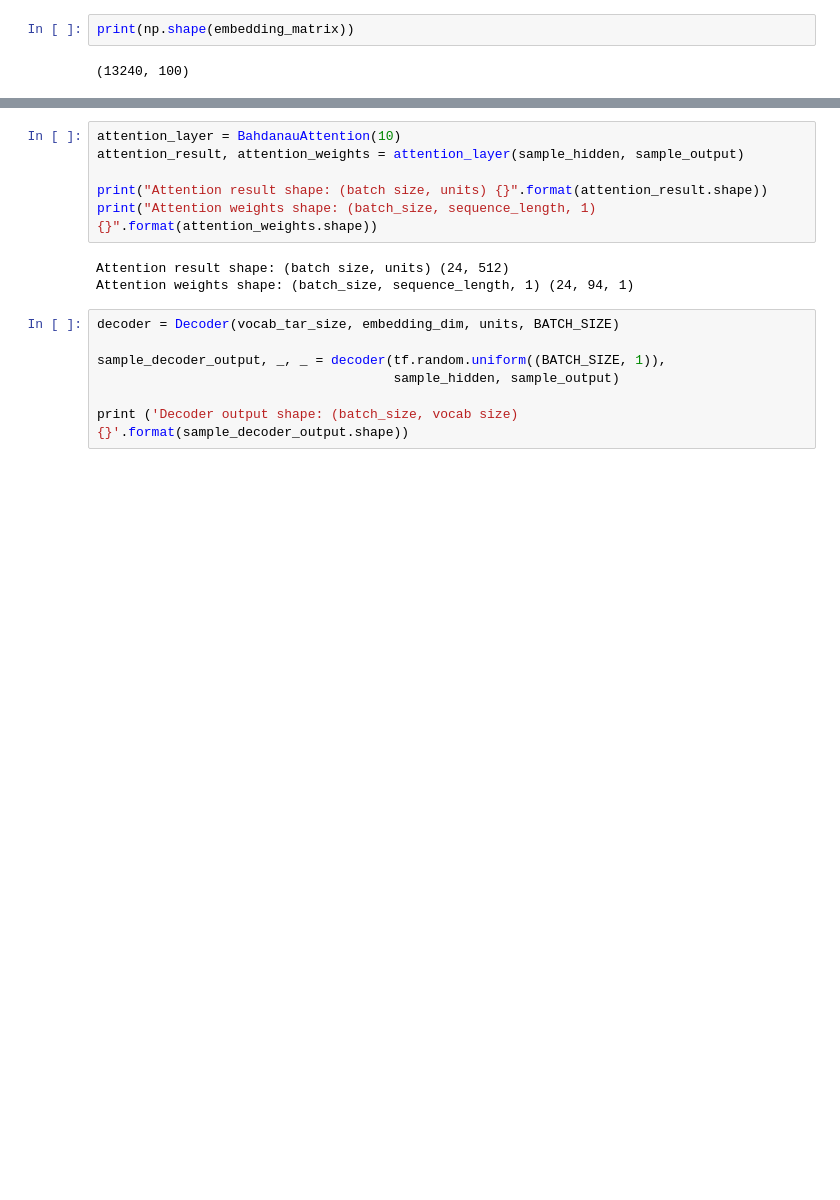
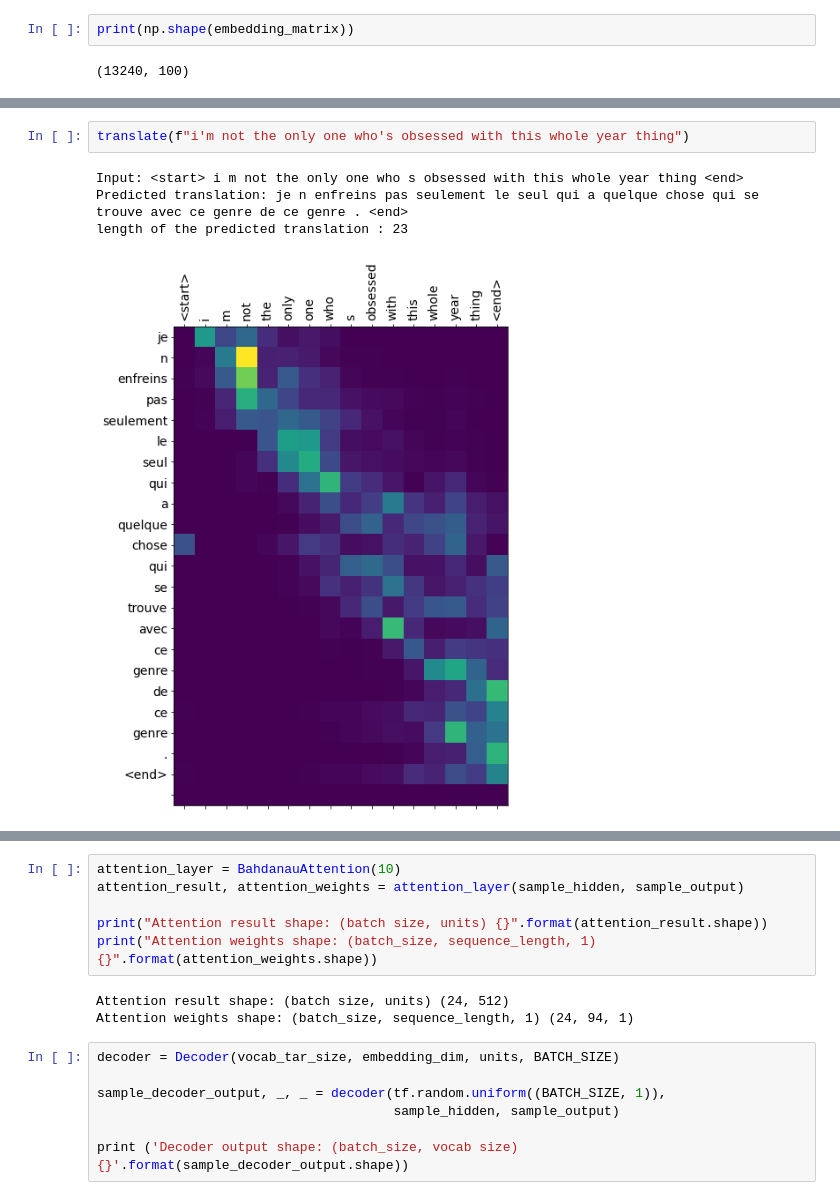
Before and after one commit to harmanpreet93/low-resource-machine-translation, a Jupyter notebook: notebooks/Attention.ipynb, the cells around one changed output, grey strips where cells are left out. Saved outputs shown, nothing was run; the diff lists cells and outputs as text; blank space fills up the shorter version.

```diff
--- a/notebooks/Attention.ipynb
+++ b/notebooks/Attention.ipynb
@@ -688,0 +866,7 @@ Encoder Hidden state shape: (batch size, units) (24, 512)
+# %%
+translate(f"i'm not the only one who's obsessed with this whole year thing")
+# %% [output]
+Input: <start> i m not the only one who s obsessed with this whole year thing <end>
+Predicted translation: je n enfreins pas seulement le seul qui a quelque chose qui se trouve avec ce genre de ce genre . <end>
+length of the predicted translation : 23
+[figure, added]
```
Also changed, not shown: parts of 78 cells of this notebook.
